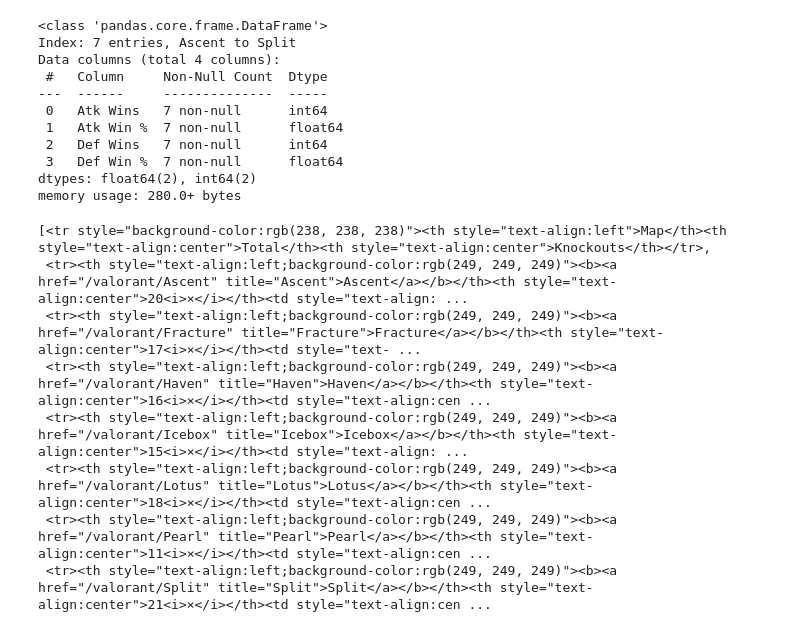
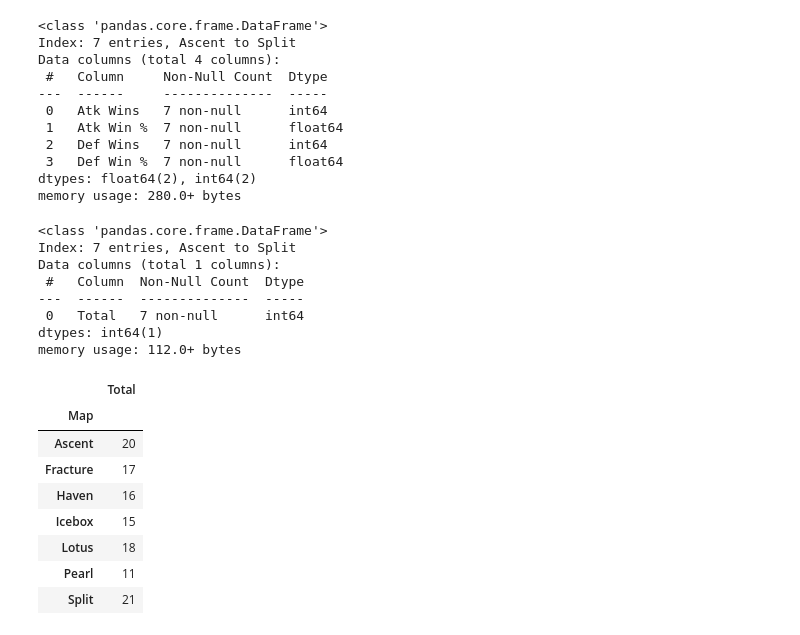
Before and after one commit to ecmanalese/LOCK-IN2023, a Jupyter notebook: Data Scraping.ipynb, the cells around one changed output. Drawn from its saved outputs; the diff is of its cells as text; code cells hidden in the pictures.

```diff
--- a/Data Scraping.ipynb
+++ b/Data Scraping.ipynb
@@ -201,18 +244,46 @@ Data columns (total 4 columns):
  3   Def Win %  7 non-null      float64
 dtypes: float64(2), int64(2)
 memory usage: 280.0+ bytes
-# %%
-#Maps Banned
-map_banned_table = soup.find('h3', string='Maps Banned').next_sibling.next_sibling
-map_banned_values = map_banned_table.find_all('tr')
-
-map_banned_values
-# %% [output]
-[<tr style="background-color:rgb(238, 238, 238)"><th style="text-align:left">Map</th><th style="text-align:center">Total</th><th style="text-align:center">Knockouts</th></tr>,
- <tr><th style="text-align:left;background-color:rgb(249, 249, 249)"><b><a href="/valorant/Ascent" title="Ascent">Ascent</a></b></th><th style="text-align:center">20<i>×</i></th><td style="text-align: ...
- <tr><th style="text-align:left;background-color:rgb(249, 249, 249)"><b><a href="/valorant/Fracture" title="Fracture">Fracture</a></b></th><th style="text-align:center">17<i>×</i></th><td style="text- ...
- <tr><th style="text-align:left;background-color:rgb(249, 249, 249)"><b><a href="/valorant/Haven" title="Haven">Haven</a></b></th><th style="text-align:center">16<i>×</i></th><td style="text-align:cen ...
- <tr><th style="text-align:left;background-color:rgb(249, 249, 249)"><b><a href="/valorant/Icebox" title="Icebox">Icebox</a></b></th><th style="text-align:center">15<i>×</i></th><td style="text-align: ...
- <tr><th style="text-align:left;background-color:rgb(249, 249, 249)"><b><a href="/valorant/Lotus" title="Lotus">Lotus</a></b></th><th style="text-align:center">18<i>×</i></th><td style="text-align:cen ...
- <tr><th style="text-align:left;background-color:rgb(249, 249, 249)"><b><a href="/valorant/Pearl" title="Pearl">Pearl</a></b></th><th style="text-align:center">11<i>×</i></th><td style="text-align:cen ...
- <tr><th style="text-align:left;background-color:rgb(249, 249, 249)"><b><a href="/valorant/Split" title="Split">Split</a></b></th><th style="text-align:center">21<i>×</i></th><td style="text-align:cen ...
+# %%
+#Maps Banned
+map_banned_table = soup.find('h3', string='Maps Banned').next_sibling.next_sibling
+map_banned_values = map_banned_table.find_all('tr')
+
+map_banned_values
+
+final_data = []
+for i in range(len(map_banned_values)):
+    temp=[]
+    for td in map_banned_values[i].find_all(['td','th']):
+        temp.append(td.text)
+    final_data.append(temp)
+map_bans = pd.DataFrame(final_data)
+
+map_bans.columns = map_bans.iloc[0]
+map_bans.drop(0, inplace=True)
+map_bans.pop('Knockouts')
+map_bans.set_index(keys='Map',inplace=True)
+
+for column in map_bans.columns:
+    map_bans[column]=map_bans[column].apply(lambda x:int(x[:-1]))
+
+map_bans.info()
+map_bans
+# %% [output]
+<class 'pandas.core.frame.DataFrame'>
+Index: 7 entries, Ascent to Split
+Data columns (total 1 columns):
+ #   Column  Non-Null Count  Dtype
+---  ------  --------------  -----
+ 0   Total   7 non-null      int64
+dtypes: int64(1)
+memory usage: 112.0+ bytes
+|  | Total |
+| Map |  |
+| Ascent | 20 |
+| Fracture | 17 |
+| Haven | 16 |
+| Icebox | 15 |
+| Lotus | 18 |
+| Pearl | 11 |
+| Split | 21 |
```
Also changed, not shown: parts of 6 cells of this notebook.
